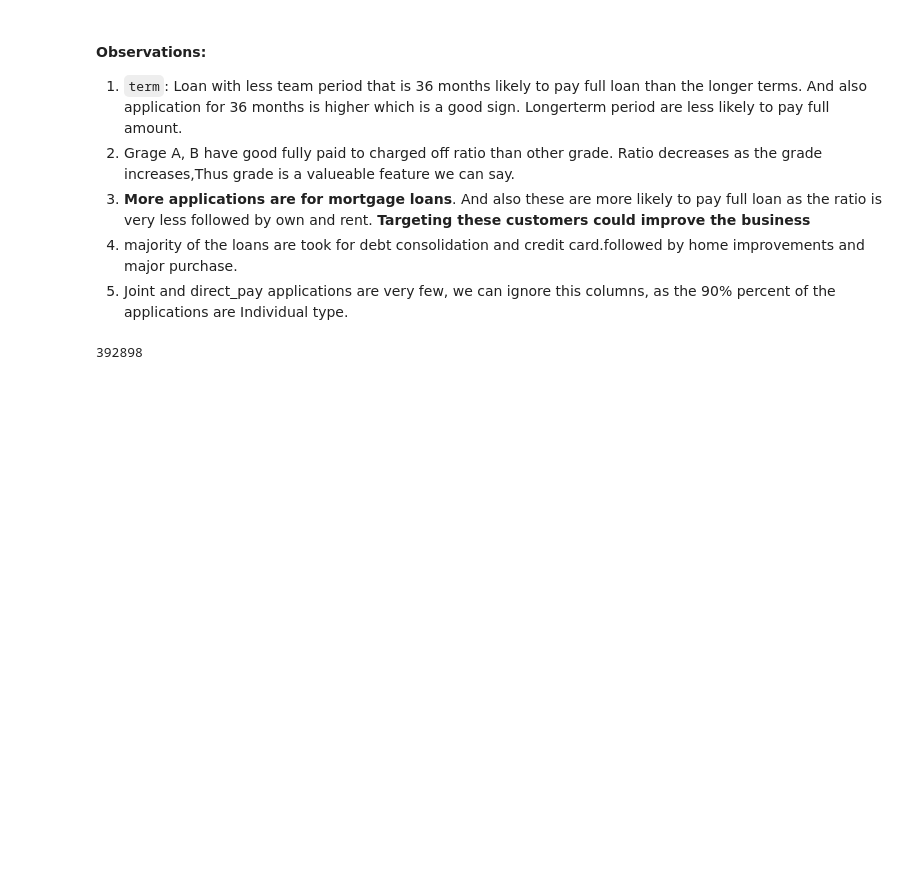
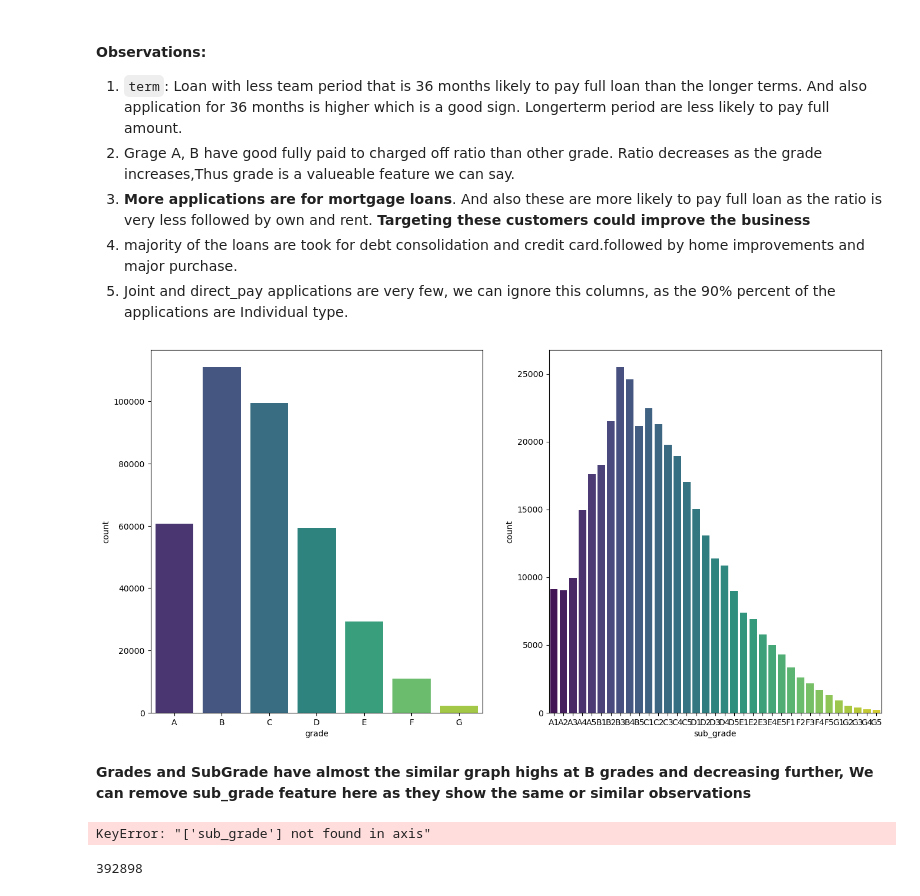
Before and after one commit to sayed-ashfaq/Loantap_logistic_regression, a Jupyter notebook: Loantap_EDA.ipynb, the cells around one changed output. Drawn from its saved outputs; the diff is of its cells as text; code cells hidden in the pictures; blank space fills up the shorter version.

```diff
--- a/Loantap_EDA.ipynb
+++ b/Loantap_EDA.ipynb
@@ -922,6 +922,32 @@ plt.show()
 3. **More applications are for mortgage loans**. And also these are more likely to pay full loan as the ratio is very less followed by own and rent. **Targeting these customers could improve the business**
 4. majority of the loans are took for debt consolidation and credit card.followed by home improvements and major purchase.
 5. Joint and direct_pay applications are very few, we can ignore this columns, as the 90% percent of the applications are Individual type.
+# %%
+grades= df['grade'].value_counts().reset_index().sort_values('grade', ignore_index=True)
+subgrades= df['sub_grade'].value_counts().reset_index().sort_values('sub_grade', ignore_index= True)
+# %%
+
+
+plt.figure(figsize= (16, 8))
+
+plt.subplot(1, 2, 1)
+sns.barplot(data=grades, x='grade', y='count', palette='viridis')
+
+plt.subplot(1, 2, 2)
+sns.barplot(data= subgrades, x= 'sub_grade', y= 'count', palette= 'viridis')
+
+plt.tight_layout
+plt.show()
+# %% [output]
+[figure, added]
+# %% [markdown]
+**Grades and SubGrade have almost the similar graph highs at B grades and decreasing further, We can remove sub_grade feature here as they show the same or similar observations**
+# %%
+# dropped the sub_grade column
+
+df.drop('sub_grade', axis= 1, inplace= True)
+# %% [output]
+KeyError: "['sub_grade'] not found in axis"
 # %%
 # Getting insights from address column
 df['address'].nunique()
```
Also changed, not shown: parts of 19 cells of this notebook, 1 other file.
